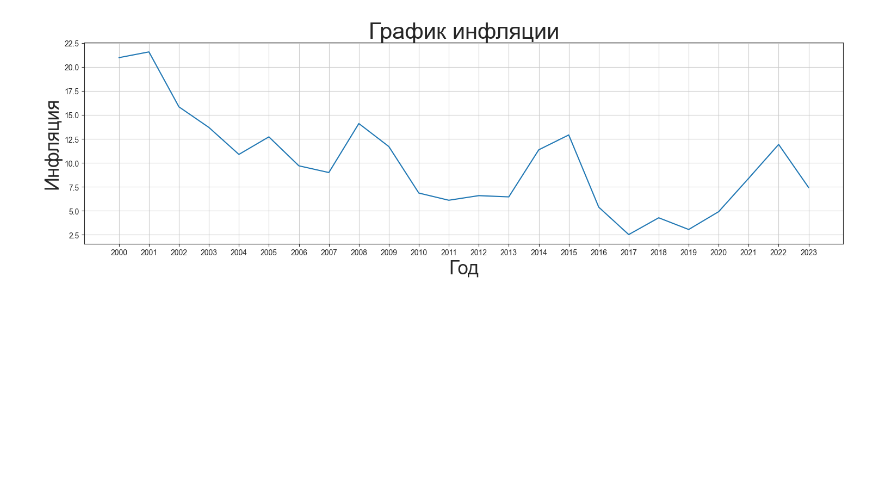
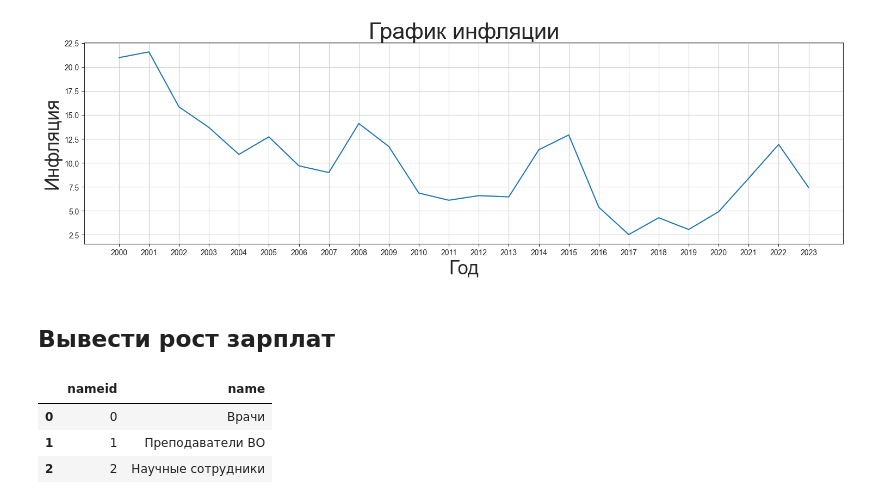
Before and after one commit to vladimir-vova/RevenueAnalyst, a Jupyter notebook: test.ipynb, the cells around one changed output. Saved outputs shown, nothing was run; the diff lists cells and outputs as text; code cells hidden in the pictures; blank space fills up the shorter version.

```diff
--- a/test.ipynb
+++ b/test.ipynb
@@ -78,3 +78,20 @@ plt.tight_layout()
 plt.show()
 # %% [output]
 [figure]
+# %% [markdown]
+## Вывести рост зарплат
+# %%
+cursor = connection.cursor()
+query = """select *
+from cd.nameprof n;"""
+cursor.execute(query)
+data = cursor.fetchall()
+cursor.close()
+profName = pd.DataFrame(data = data, columns = ['nameid', 'name'])
+# %%
+profName
+# %% [output]
+|  | nameid | name |
+| 0 | 0 | Врачи |
+| 1 | 1 | Преподаватели ВО |
+| 2 | 2 | Научные сотрудники |
```
